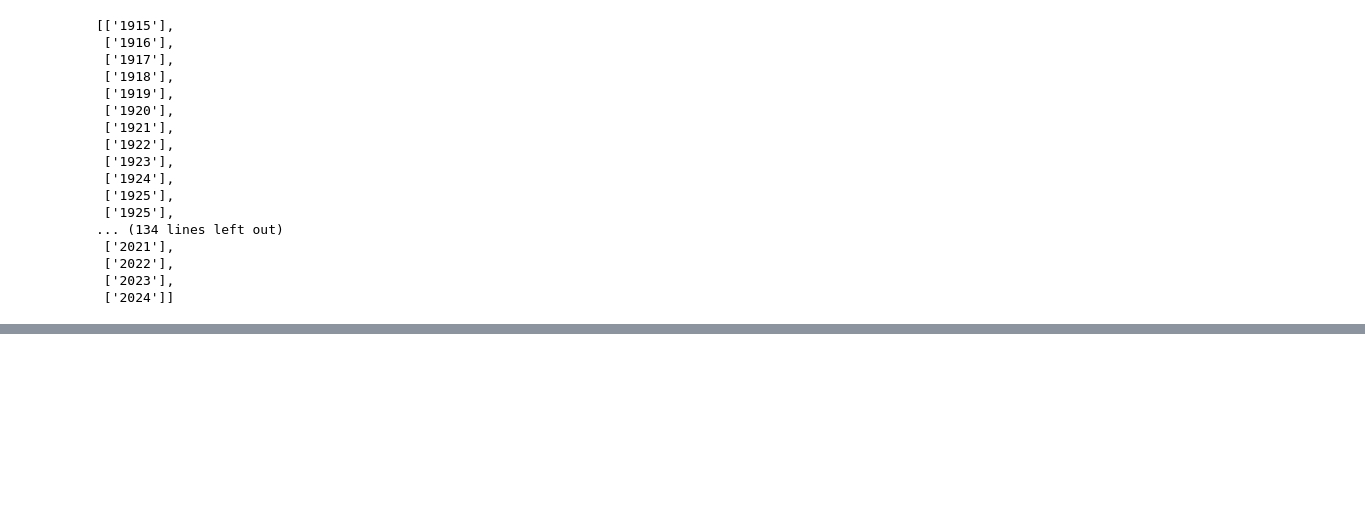
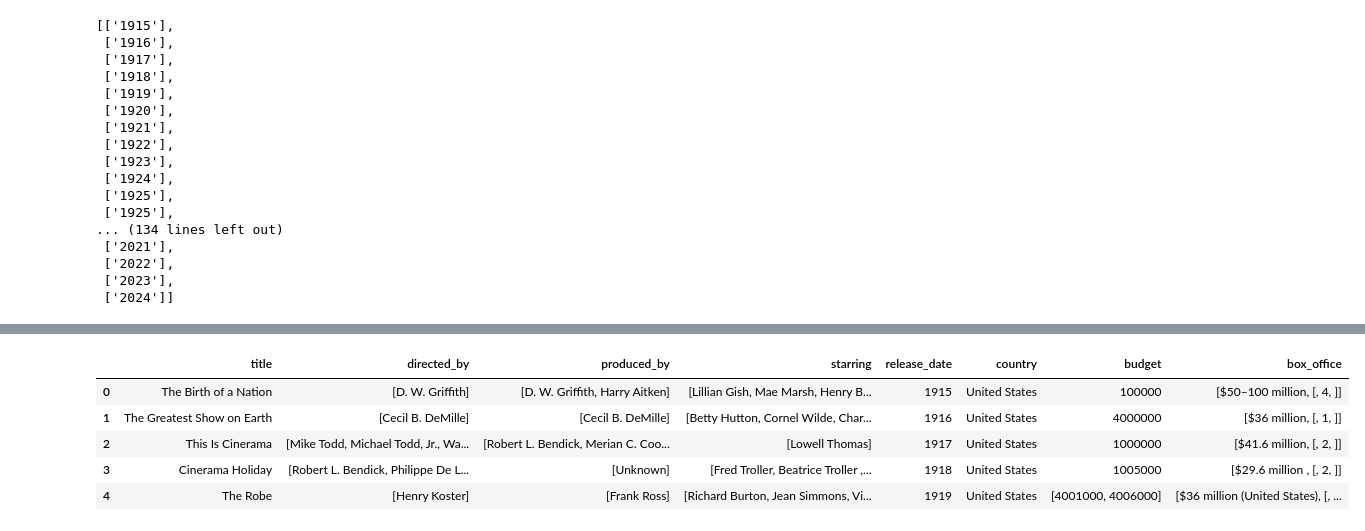
Before and after one commit to RelentlessViper/wikipedia_film_stats_parser, a Jupyter notebook: dwv_as1.ipynb, the cells around one changed output, grey strips where cells are left out. Saved outputs shown, nothing was run; the diff lists cells and outputs as text; code cells hidden in the pictures; blank space fills up the shorter version.

```diff
--- a/dwv_as1.ipynb
+++ b/dwv_as1.ipynb
@@ -242,0 +462,5 @@ df.head()
+# %%
+def delete_wrong_symbol(value: list[str]) -> list[int, int]:
+    return [" ".join(value).replace("\xa0", " ")]
+
+df['budget'] = df.loc[:, 'budget'].apply(delete_wrong_symbol).tolist()
@@ -242,0 +502,3 @@ df.head()
+# %%
+pattern = re.compile(r'\d+(?:[.,])*\d*(?:[.,]*)\d*')
+df['budget'] = df.loc[:, 'budget'].apply(lambda x: parse_numbers(x, pattern)).tolist()
@@ -242,0 +525,36 @@ df.head()
+# %%
+def process_number(num: str) -> int:
+    num = num.replace(",", ".")
+    num_splitted = num.split(".")
+
+    if "." not in num:
+        return int(num) * 1_000_000
+    elif len(num_splitted[0]) > 2 and len(num_splitted[1]) > 2:
+        return int(num.replace(".", "_"))
+    elif len(num_splitted) >= 3:
+        return int(num_splitted[0]) * 1_000_000 + int(num_splitted[1]) * 1_000 + int(num_splitted[2])
+    else:
+        return int(num_splitted[0]) * 1_000_000 + int("".join(num_splitted[1:])) * 1_000
+
+def process_number_list(nums: list[str]) -> tuple[int, int]:
+    if len(nums) == 1:
+        return process_number(nums[0])
+
+    numbers = []
+    for idx, num in enumerate(nums):
+        if idx == 2:
+            break
+        numbers.append(process_number(num))
+
+    return numbers
+# %%
+df['budget'] = df.loc[:, 'budget'].apply(process_number_list).tolist()
+# %%
+df.head()
+# %% [output]
+|  | title | directed_by | produced_by | starring | release_date | country | budget | box_office |
+| 0 | The Birth of a Nation | [D. W. Griffith] | [D. W. Griffith, Harry Aitken] | [Lillian Gish, Mae Marsh, Henry B... | 1915 | United States | 100000 | [$50–100 million, [, 4, ]] |
+| 1 | The Greatest Show on Earth | [Cecil B. DeMille] | [Cecil B. DeMille] | [Betty Hutton, Cornel Wilde, Char... | 1916 | United States | 4000000 | [$36 million, [, 1, ]] |
+| 2 | This Is Cinerama | [Mike Todd, Michael Todd, Jr., Wa... | [Robert L. Bendick, Merian C. Coo... | [Lowell Thomas] | 1917 | United States | 1000000 | [$41.6 million, [, 2, ]] |
+| 3 | Cinerama Holiday | [Robert L. Bendick, Philippe De L... | [Unknown] | [Fred Troller, Beatrice Troller ,... | 1918 | United States | 1005000 | [$29.6 million , [, 2, ]] |
+| 4 | The Robe | [Henry Koster] | [Frank Ross] | [Richard Burton, Jean Simmons, Vi... | 1919 | United States | [4001000, 4006000] | [$36 million (United States), [, ... |
```
Also changed, not shown: parts of 35 cells of this notebook, 1 other file.
